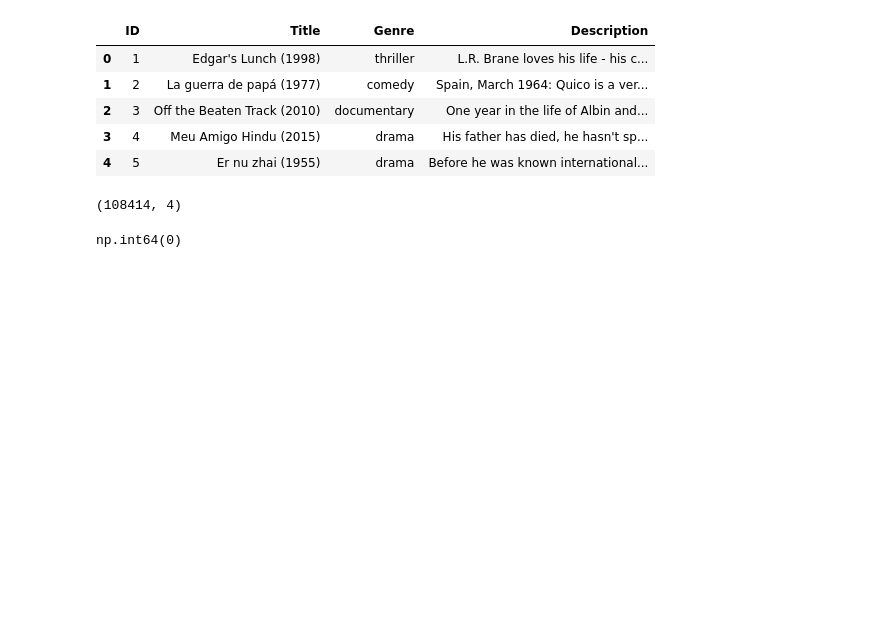
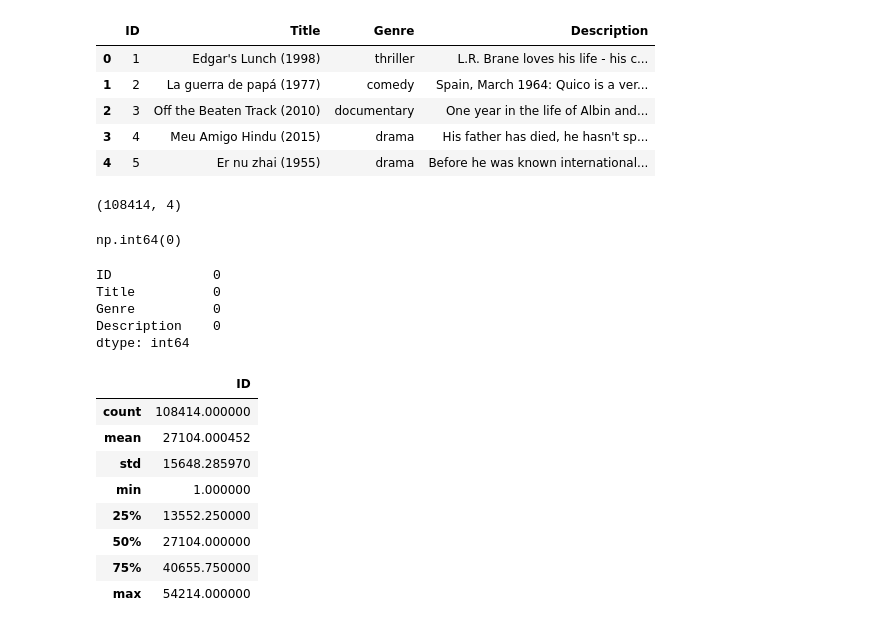
Before and after one commit to Dawittsegaye12/codsoft_movie-genre_prediction, a Jupyter notebook: notebook/eda.ipynb, the cells around one changed output. Saved outputs shown, nothing was run; the diff lists cells and outputs as text; code cells hidden in the pictures; blank space fills up the shorter version.

```diff
--- a/notebook/eda.ipynb
+++ b/notebook/eda.ipynb
@@ -221,3 +221,23 @@ merged_data.shape
 merged_data.duplicated().sum()
 # %% [output]
 np.int64(0)
+# %%
+merged_data.isnull().sum()
+# %% [output]
+ID             0
+Title          0
+Genre          0
+Description    0
+dtype: int64
+# %%
+merged_data.describe()
+# %% [output]
+|  | ID |
+| count | 108414.000000 |
+| mean | 27104.000452 |
+| std | 15648.285970 |
+| min | 1.000000 |
+| 25% | 13552.250000 |
+| 50% | 27104.000000 |
+| 75% | 40655.750000 |
+| max | 54214.000000 |
```
Also changed, not shown: parts of 2 cells of this notebook.
